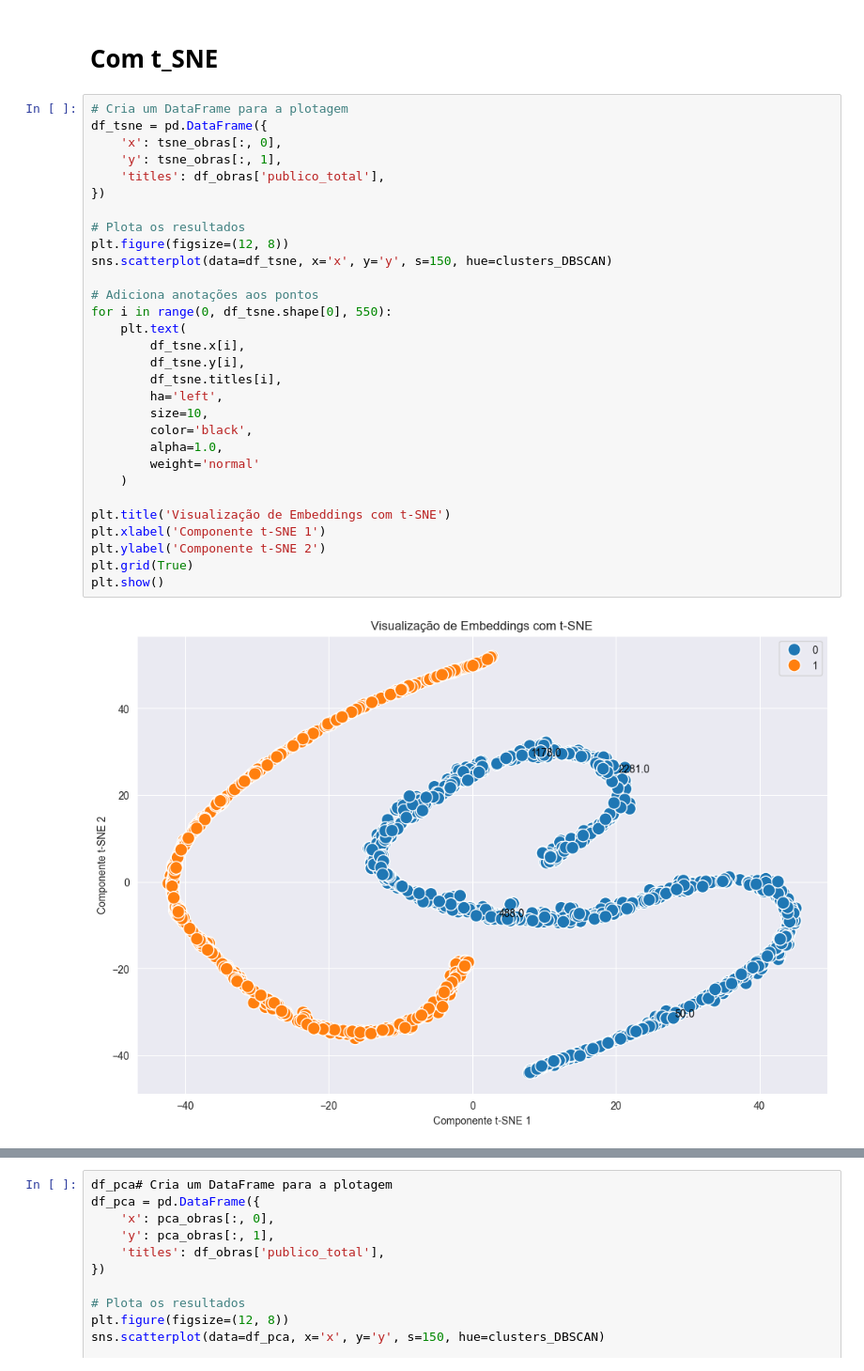
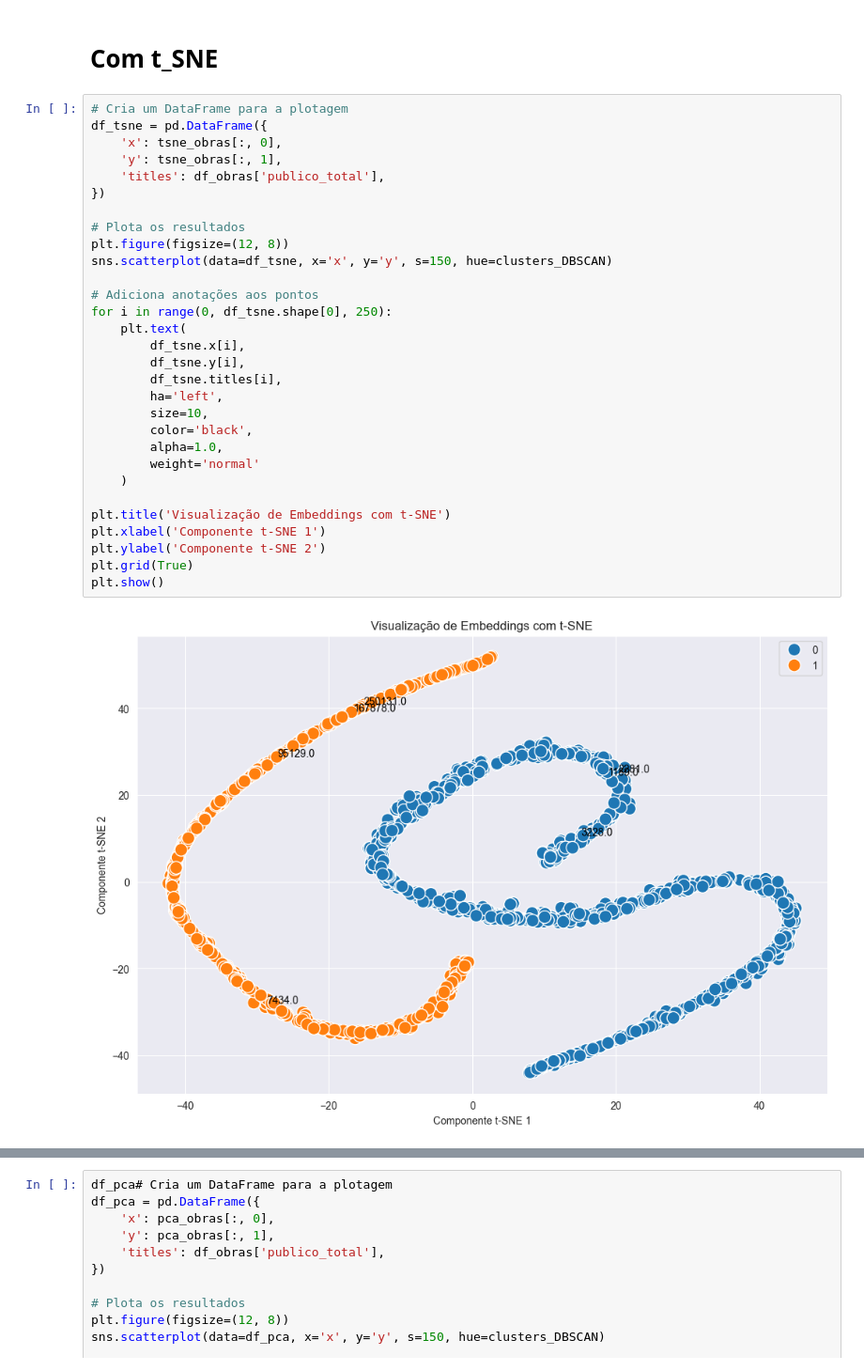
Before and after one commit to JamesIslan/analise-dados-ancine, a Jupyter notebook: src/analise/cluster-obras.ipynb, the cells around one changed output, grey strips where cells are left out. Shown at 94% size. Saved outputs shown, nothing was run; the diff lists cells and outputs as text.

Commit message:
mudando o plot de texto do t-SNE no DBSCAN para range 250.

```diff
--- a/src/analise/cluster-obras.ipynb
+++ b/src/analise/cluster-obras.ipynb
@@ -175,32 +175,32 @@ clusters_DBSCAN = dbscan.fit_predict(tsne_obras)
 # %%
 # Cria um DataFrame para a plotagem
 df_tsne = pd.DataFrame({
     'x': tsne_obras[:, 0],
     'y': tsne_obras[:, 1],
     'titles': df_obras['publico_total'],
 })
 
 # Plota os resultados
 plt.figure(figsize=(12, 8))
 sns.scatterplot(data=df_tsne, x='x', y='y', s=150, hue=clusters_DBSCAN)
 
 # Adiciona anotações aos pontos
-for i in range(0, df_tsne.shape[0], 550):
+for i in range(0, df_tsne.shape[0], 250):
     plt.text(
         df_tsne.x[i],
         df_tsne.y[i],
         df_tsne.titles[i],
         ha='left',
         size=10,
         color='black',
         alpha=1.0,
         weight='normal'
     )
 
 plt.title('Visualização de Embeddings com t-SNE')
 plt.xlabel('Componente t-SNE 1')
 plt.ylabel('Componente t-SNE 2')
 plt.grid(True)
 plt.show()
 # %% [output]
-[figure, old version]
+[figure, new version]
```
Also changed, not shown: parts of 1 cell of this notebook.
